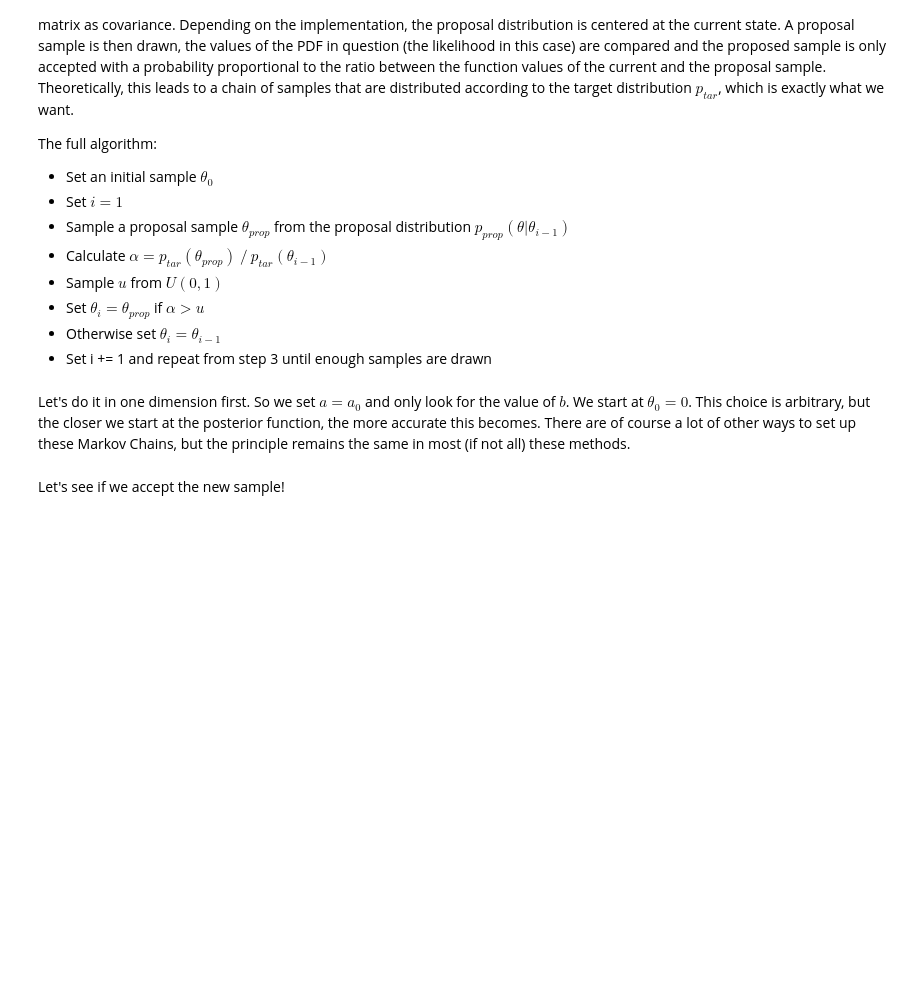
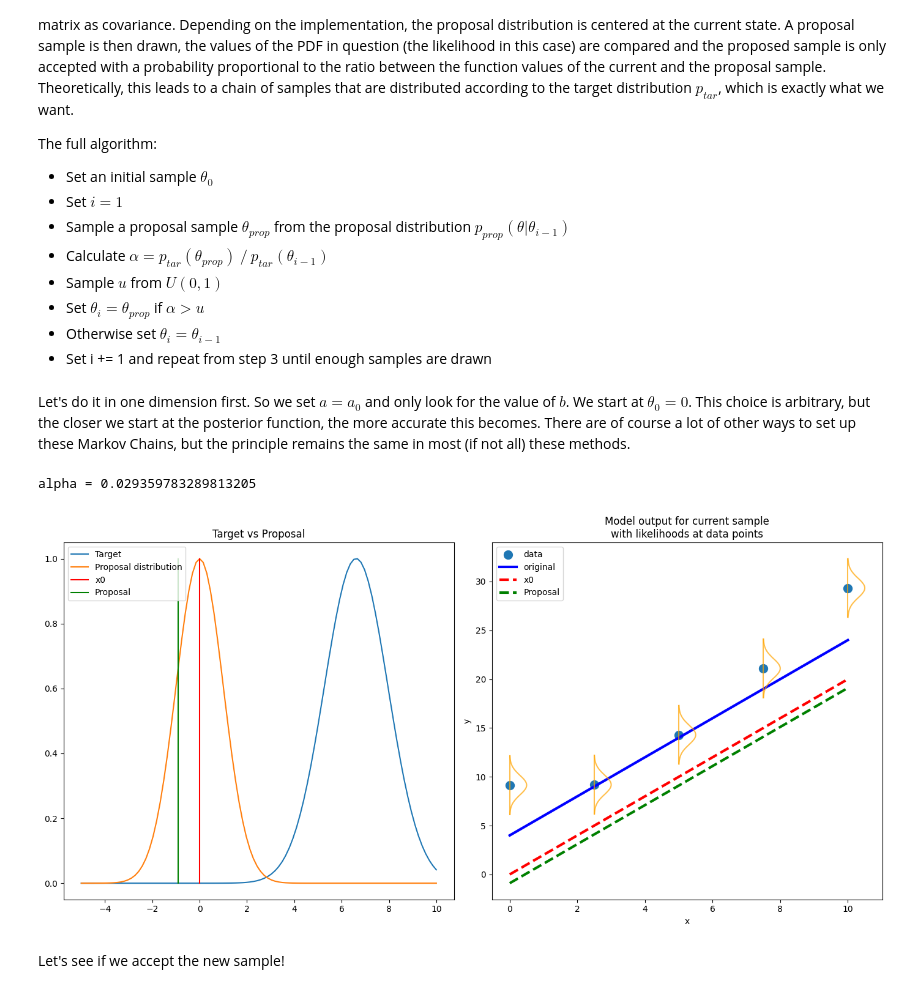
Before and after one commit to jgrashorn/BayesianExamples, a Jupyter notebook: Linear Regression/LinearRegression.ipynb, the cells around one changed output. Saved outputs shown, nothing was run; the diff lists cells and outputs as text; code cells hidden in the pictures; blank space fills up the shorter version.

```diff
--- a/Linear Regression/LinearRegression.ipynb
+++ b/Linear Regression/LinearRegression.ipynb
@@ -147,33 +161,63 @@ Let's do it in one dimension first. So we set $a = a_0$ and only look for the va
 # %%
 import scipy.stats as st
 
 t0 = 0 # initial sample for the chain
 C0 = 1 # unit covariance
 
 tarFct = lambda theta: np.exp(logLikelihood([a0,theta],x,yMeas,sigma))
 
 chain = np.array(t0)
 
 tProp = np.random.normal(t0,C0)
 
 alpha = tarFct(tProp) / tarFct(t0)
 
 print("alpha =",alpha)
 
 xlist = np.linspace(-5,10,100) # for plotting
 
 tar = np.zeros(100)
 prop = np.zeros(100)
 for i in range(100):
     tar[i] = tarFct(xlist[i])
     prop[i] = st.norm.pdf(xlist[i],t0,C0)
 
-fig = plt.figure(figsize=(10,10))
-plt.plot(xlist,tar/np.max(tar),label='Target')
-plt.plot(xlist,prop/np.max(prop),label='Proposal')
-plt.plot([t0,t0],[0,1],c='r',label='x0')
-plt.plot([tProp,tProp],[0,1],c='g',label='Proposal')
-plt.legend();
+plt.figure(figsize=(14,7))
+
+# First subplot: Target and Proposal
+plt.subplot(1,2,1)
+plt.plot(xlist, tar/np.max(tar), label='Target')
+plt.plot(xlist, prop/np.max(prop), label='Proposal distribution')
+plt.plot([t0, t0], [0, 1], c='r', label='x0')
+plt.plot([tProp, tProp], [0, 1], c='g', label='Proposal')
+plt.legend()
+plt.title("Target vs Proposal")
+
+# Second subplot: Model output for current sample
+plt.subplot(1,2,2)
+plt.scatter(x, yMeas, label='data', s=100)
+plt.plot(x, y, 'b-', label='original', lw=3)
+plt.plot(x, model(x, [a0, t0]), 'r--', label='x0', lw=3)
+plt.plot(x, model(x, [a0, tProp]), 'g--', label='Proposal', lw=3)
+
+# Plot vertical likelihoods for each yMeas sample
+for xi, yi in zip(x, yMeas):
+    y_range = np.linspace(yi - 3*C0, yi + 3*C0, 100)
+    likelihood = st.norm.pdf(y_range, loc=yi, scale=C0)
+    # Normalize for better visualization
+    likelihood = likelihood / np.max(likelihood) * 0.5
+    plt.plot([xi]*len(y_range), y_range, color='orange', alpha=0.7)
+    plt.plot(xi + likelihood, y_range, color='orange', alpha=0.7)
+
+plt.xlabel('x')
+plt.ylabel('y')
+plt.legend()
+plt.title("Model output for current sample\nwith likelihoods at data points")
+
+plt.tight_layout()
+# %% [output]
+alpha = 0.029359783289813205
+[figure, added]
 # %% [markdown]
 Let's see if we accept the new sample!
 # %%
```
Also changed, not shown: parts of 12 cells of this notebook.
